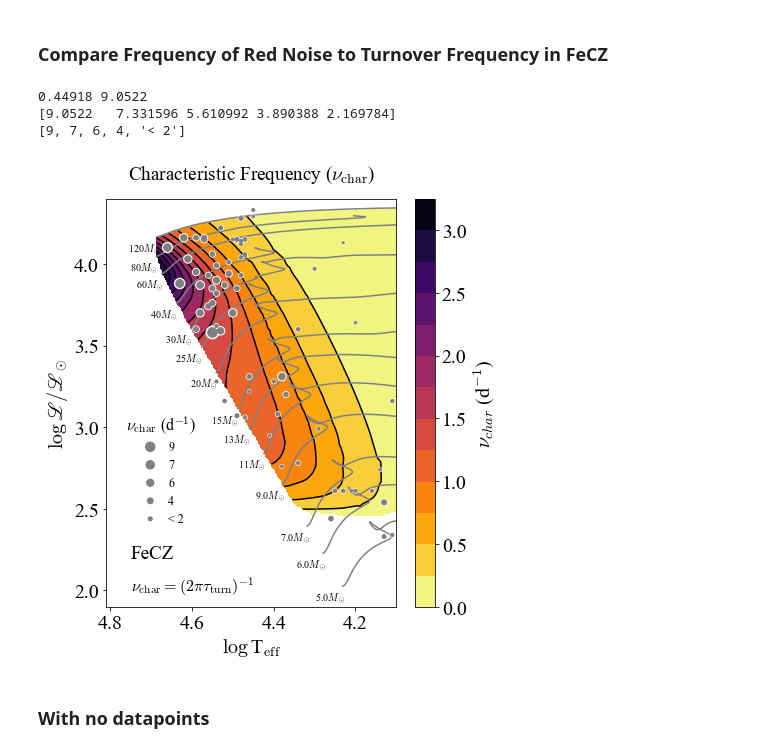
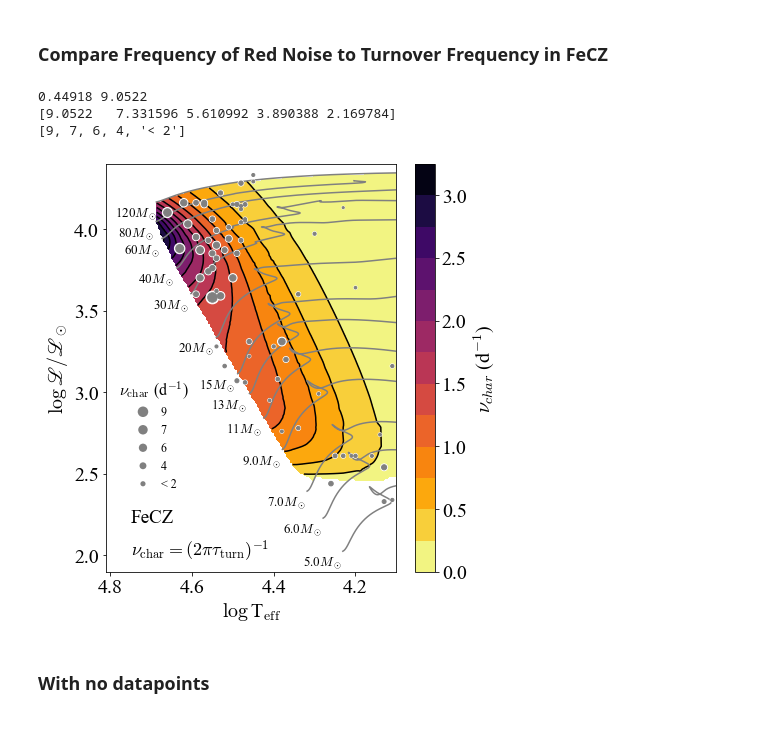
Before and after one commit to matteocantiello/rednoise, a Jupyter notebook: rednoise.ipynb, the cells around one changed output. Drawn from its saved outputs; the diff is of its cells as text; code cells hidden in the pictures.

```diff
--- a/rednoise.ipynb
+++ b/rednoise.ipynb
@@ -275,7 +275,7 @@ def read_models(location,lis):
     plt.gca().invert_xaxis()
 
 
-    dt = 0.03
+    dt = 0.06
     dl = -0.09
 
 
@@ -293,7 +293,7 @@ def read_models(location,lis):
         ell = (10**logt)**4.0/(10**logg)
         ell=np.log10(ell/ell_sun)
         plt.plot(logt[zams:],ell[zams:],c='gray',alpha=1.0)
-        ax.text(logt[zams]+dt,ell[zams]+dl,str(i)+r'$M_\odot$',ha='center',fontsize=10) # ,verticalalignment='center',rotation='vertical',
+        ax.text(logt[zams]+dt,ell[zams]+dl,str(i)+r'$M_\odot$',ha='center',fontsize=13) # ,verticalalignment='center',rotation='vertical',
 
 
     #ax.text(4.78,2.1,r'v$_{\rm s}$ = $\bar{\rm v}_{\rm FeCZ} \, (M \rho_{\rm FeCZ}/\rho_{\rm s})^{1/2}$',fontsize=14)
@@ -322,7 +322,7 @@ def read_models(location,lis):
     #ax.set_ylim([2.5,6.25])
     ax.set_ylim([1.9,4.4])
 
-    plt.title(r'Macroturbulence')
+ #   plt.title(r'Macroturbulence')
     plt.savefig(FIGURES+"vc_FeCZ_macroturbulence.pdf",bbox_inches='tight')
 
 read_models(DIR,mods)
@@ -360,7 +360,7 @@ def read_models(location,lis):
       center_h1 = h.center_h1
       logt= h.log_Teff
 
-      turnover_FeCZ=h.turnover_FeCZ
+      turnover_FeCZ=h.turnover_FeCZ # alpha Hp / vconv
       turnover_HeII=h.turnover_HeII
       FeCZ_hp_aver=h.FeCZ_hp_aver
       HeII_hp_aver=h.HeII_hp_aver
@@ -409,7 +409,7 @@ def read_models(location,lis):
     plt.gca().invert_xaxis()
 
 
-    dt = 0.03
+    dt = 0.05
     dl = -0.09
 
 
@@ -427,7 +427,7 @@ def read_models(location,lis):
         ell = (10**logt)**4.0/(10**logg)
         ell=np.log10(ell/ell_sun)
         plt.plot(logt[zams:],ell[zams:],c='gray',alpha=1.0)
-        ax.text(logt[zams]+dt,ell[zams]+dl,str(i)+r'$M_\odot$',ha='center',fontsize=10) # ,verticalalignment='center',rotation='vertical',
+        ax.text(logt[zams]+dt,ell[zams]+dl,str(i)+r'$M_\odot$',ha='center',fontsize=13) # ,verticalalignment='center',rotation='vertical',
 
 
 
@@ -466,37 +466,37 @@ def read_models(location,lis):
 
      # And finally the legend (Matplotlib def needs better handling of scatter plot legends of this type)
     leg = plt.legend([l1,l2, l3, l4, l5], scatt_label, frameon=False,
-          fontsize=12,handlelength=2,   bbox_to_anchor=(0.04,0.18) ,
+          fontsize=12,handlelength=2,   bbox_to_anchor=(0.015,0.18) ,
           loc='lower left', title=r"$\nu_{\rm char}$ (d$^{-1}$)", markerscale=3.5) # Not sure why 3.5...  # bbox_to_anchor=(0.04,0.13)
 
    #######
 
     ax.text(4.75,2.2,'FeCZ',fontsize=19)
-    ax.text(4.75,2.0,r'$\nu_{\rm char} = (2 \pi \tau_{\rm turn})^{-1}$',fontsize=16)
+    ax.text(4.75,2.0,r'$\nu_{\rm char} = (2 \pi \tau_{\rm turn})^{-1}$',fontsize=18)
 
 
     #  ax.text(4.6,2.0,r'$\nu_{\rm char} = (2 \pi \tau_{\rm turn})^{-1}$ ',fontsize=14) #
 
 
 
 
     ax.set_xlabel(r'$\log\, $T$_{\rm eff}$')
     ax.set_ylabel(r'$\log\, \mathscr{L} / \mathscr{L}_\odot$')
     #ax.set_xlim([4.76,4.1])
     #ax.set_ylim([2.5,6.25])
     ax.set_xlim([4.81,4.1])
     ax.set_ylim([1.9,4.4])
 
-    plt.title(r'Characteristic Frequency ($\nu_{\rm char}$)')
+#    plt.title(r'Characteristic Frequency ($\nu_{\rm char}$)')
     plt.savefig(FIGURES+"freq_FeCZ_data.pdf",bbox_inches='tight')
 
 
 read_models(DIR,mods)
 # %% [output]
 0.44918 9.0522
 [9.0522   7.331596 5.610992 3.890388 2.169784]
 [9, 7, 6, 4, '< 2']
-[figure, old version]
+[figure, new version]
 # %% [markdown]
 ### With no datapoints
 # %%
```
Also changed, not shown: parts of 20 cells of this notebook, 2 other files.
